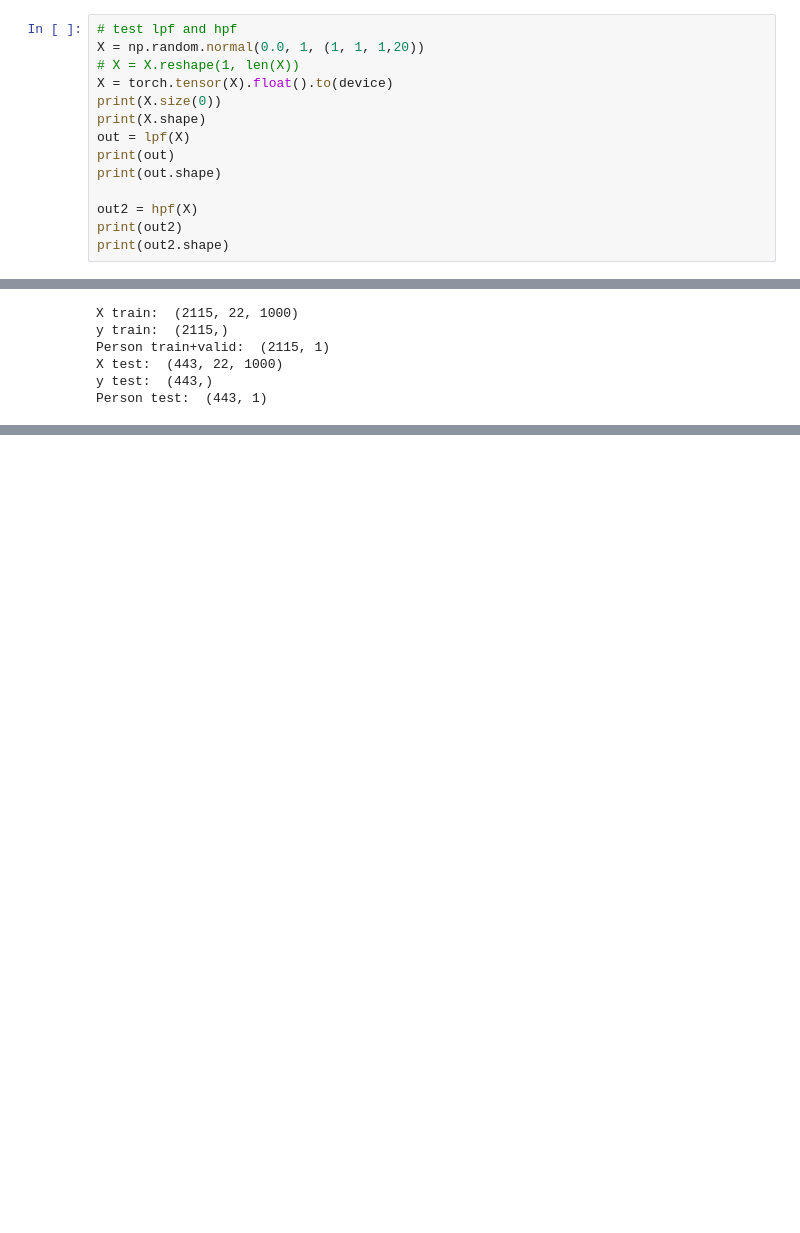
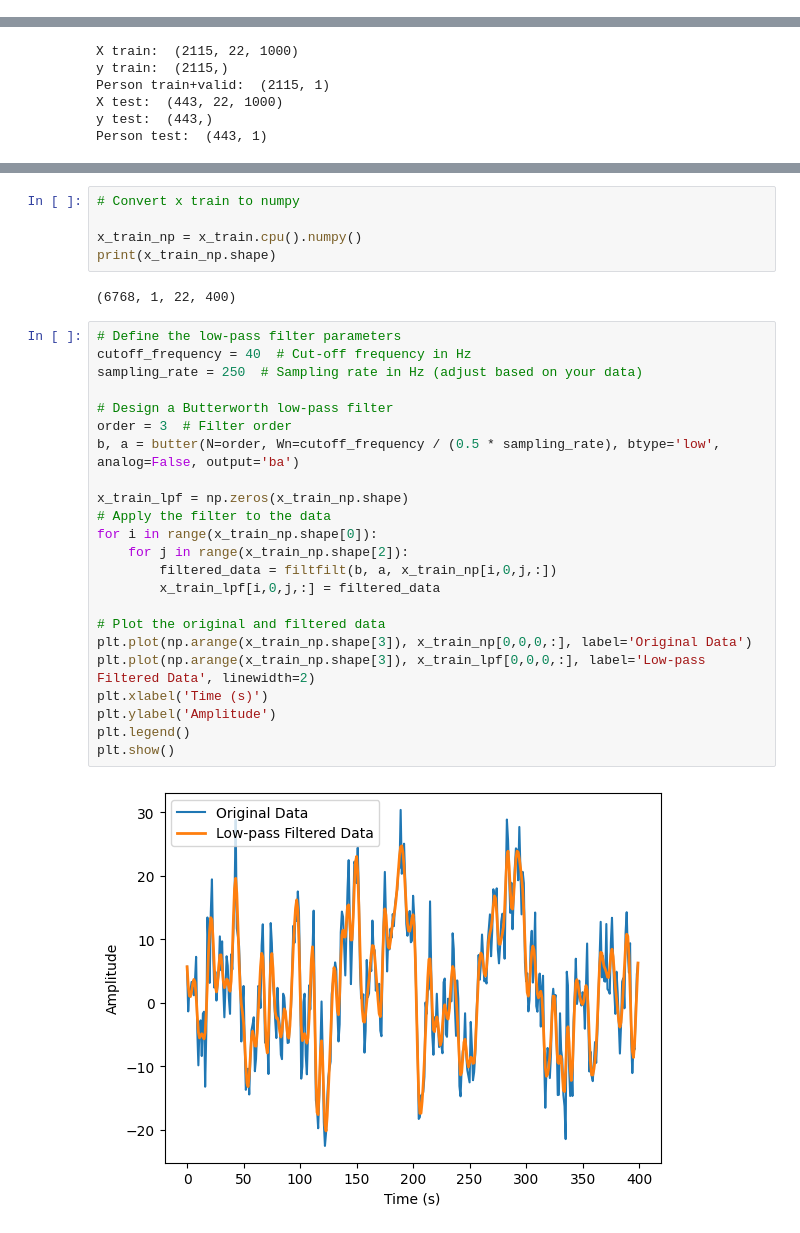
Before and after one commit to Puttaranun/CS247-Project-W24, a Jupyter notebook: filters.ipynb, the cells around one changed output, grey strips where cells are left out. Cells and saved outputs as stored; diff of their text form; blank space fills up the shorter version.

```diff
--- a/filters.ipynb
+++ b/filters.ipynb
@@ -64,14 +38,0 @@ def hpf(X, filter_width=7, subsample=2):
-# %%
-# test lpf and hpf
-X = np.random.normal(0.0, 1, (1, 1, 1,20))
-# X = X.reshape(1, len(X))
-X = torch.tensor(X).float().to(device)
-print(X.size(0))
-print(X.shape)
-out = lpf(X)
-print(out)
-print(out.shape)
-
-out2 = hpf(X)
-print(out2)
-print(out2.shape)
@@ -149,0 +195,32 @@ Shape of training set after HPF:  torch.Size([1692, 1, 22, 1000])
+# %%
+# Convert x train to numpy
+
+x_train_np = x_train.cpu().numpy()
+print(x_train_np.shape)
+# %% [output]
+(6768, 1, 22, 400)
+# %%
+# Define the low-pass filter parameters
+cutoff_frequency = 40  # Cut-off frequency in Hz
+sampling_rate = 250  # Sampling rate in Hz (adjust based on your data)
+
+# Design a Butterworth low-pass filter
+order = 3  # Filter order
+b, a = butter(N=order, Wn=cutoff_frequency / (0.5 * sampling_rate), btype='low', analog=False, output='ba')
+
+x_train_lpf = np.zeros(x_train_np.shape)
+# Apply the filter to the data
+for i in range(x_train_np.shape[0]):
+    for j in range(x_train_np.shape[2]):
+        filtered_data = filtfilt(b, a, x_train_np[i,0,j,:])
+        x_train_lpf[i,0,j,:] = filtered_data
+
+# Plot the original and filtered data
+plt.plot(np.arange(x_train_np.shape[3]), x_train_np[0,0,0,:], label='Original Data')
+plt.plot(np.arange(x_train_np.shape[3]), x_train_lpf[0,0,0,:], label='Low-pass Filtered Data', linewidth=2)
+plt.xlabel('Time (s)')
+plt.ylabel('Amplitude')
+plt.legend()
+plt.show()
+# %% [output]
+[figure, added]
```
Also changed, not shown: parts of 14 cells of this notebook.
